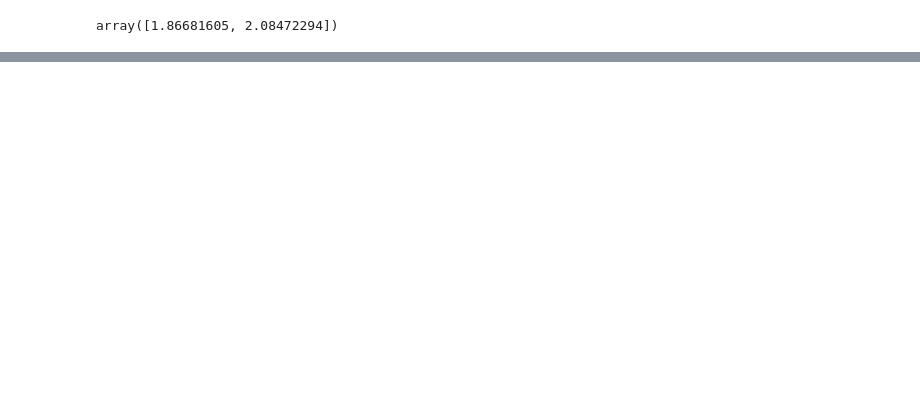
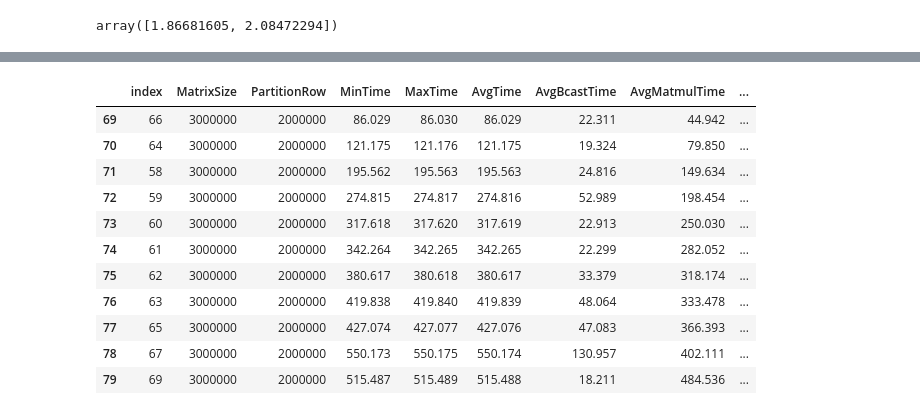
Before and after one commit to marufdsi/matvec-sparse, a Jupyter notebook: SpMV_Plots.ipynb, the cells around one changed output, grey strips where cells are left out. Drawn from its saved outputs; the diff is of its cells as text; code cells hidden in the pictures; blank space fills up the shorter version.

Commit message:
SpMV Model updated

```diff
--- a/SpMV_Plots.ipynb
+++ b/SpMV_Plots.ipynb
@@ -288,0 +399,68 @@ array([1.86681605, 2.08472294])
+# %%
+matrixRow = [122880, 500000, 1000000, 2000000]
+matRow = matrixRow[3]
+pdf = matplotlib.backends.backend_pdf.PdfPages("Stacked_bar_of_SpMV_Broadcast_Matmul_and_Reduce_on_" + str(matRow) + ".pdf")
+data = pd.read_csv('CSR_SpMV_Model_of_Random_BrCast_Reduce.csv')
+data = data.sort_values(by=['PartitionRow', 'NonZeroPerBlock'])
+data = data.reset_index()
+data_122880 = data[data['PartitionRow'] == matRow]
+
+N = len(data_122880['AvgBcastTime'])
+bcast_time = data_122880['AvgBcastTime'].tolist()
+matmul_time = data_122880['AvgMatmulTime'].tolist()
+reduce_time = data_122880['AvgReduceTime'].tolist()
+ind = np.arange(N)    # the x locations for the groups
+width = 0.35       # the width of the bars: can also be len(x) sequence
+
+bcast_std = np.subtract(bcast_time, np.mean(bcast_time))
+matmul_std = np.subtract(matmul_time, np.mean(matmul_time))
+reduce_std = np.subtract(reduce_time, np.mean(reduce_time))
+
+plt.figure(figsize=(7,6))
+f = plt.figure()
+p1 = plt.bar(ind, bcast_time, width, yerr=bcast_std)
+p2 = plt.bar(ind, matmul_time, width, bottom=bcast_time, color='darkorange')
+p3 = plt.bar(ind, reduce_time, width, bottom=list(map(sum, zip(matmul_time, bcast_time))), color='forestgreen', yerr=reduce_std)
+
+plt.xlabel('Nonzero Elements per Rank')
+plt.ylabel('Time in MS')
+plt.title('Execution time of SpMV on synthetic data of ' + str(matRow) + ' rows per rank')
+plt.xticks(ind, data_122880['NonZeroPerBlock'].tolist(), rotation='vertical', fontsize=9)
+plt.legend((p1[0], p2[0], p3[0]), ('Broadcast', 'Matmul', 'Reduce'))
+plt.show()
+pdf.savefig(f, bbox_inches = 'tight')
+
+f = plt.figure()
+p1 = plt.bar(ind, bcast_time, width, yerr=bcast_std)
+plt.xlabel('Nonzero Elements per Rank')
+plt.ylabel('Time in MS')
+plt.title('Broadcast Execution time of SpMV on synthetic data of ' + str(matRow) + ' rows per rank')
+plt.xticks(ind, data_122880['NonZeroPerBlock'].tolist(), rotation='vertical')
+plt.legend("Broadcast")
+plt.show()
+pdf.savefig(f, bbox_inches = 'tight')
+
+f = plt.figure()
+p2 = plt.bar(ind, matmul_time, width, color='darkorange')
+plt.xlabel('Nonzero Elements per Rank')
+plt.ylabel('Time in MS')
+plt.title('Matmul Execution time of SpMV on synthetic data of ' + str(matRow) + ' rows per rank')
+plt.xticks(ind, data_122880['NonZeroPerBlock'].tolist(), rotation='vertical')
+plt.legend("Matmul")
+plt.show()
+pdf.savefig(f, bbox_inches = 'tight')
+
+f = plt.figure()
+p3 = plt.bar(ind, reduce_time, width, color='forestgreen', yerr=reduce_std)
+plt.xlabel('Nonzero Elements per Rank')
+plt.ylabel('Time in MS')
+plt.title('Reduce Execution time of SpMV on synthetic data of ' + str(matRow) + ' rows per rank')
+plt.xticks(ind, data_122880['NonZeroPerBlock'].tolist(), rotation='vertical')
+plt.legend("Reduce")
+plt.show()
+pdf.savefig(f, bbox_inches = 'tight')
+
+pdf.close()
+
+data_122880
+# %% [output]
@@ -288,0 +472,12 @@ array([1.86681605, 2.08472294])
+|  | index | MatrixSize | PartitionRow | MinTime | MaxTime | AvgTime | AvgBcastTime | AvgMatmulTime | ... |
+| 69 | 66 | 3000000 | 2000000 | 86.029 | 86.030 | 86.029 | 22.311 | 44.942 | ... |
+| 70 | 64 | 3000000 | 2000000 | 121.175 | 121.176 | 121.175 | 19.324 | 79.850 | ... |
+| 71 | 58 | 3000000 | 2000000 | 195.562 | 195.563 | 195.563 | 24.816 | 149.634 | ... |
+| 72 | 59 | 3000000 | 2000000 | 274.815 | 274.817 | 274.816 | 52.989 | 198.454 | ... |
+| 73 | 60 | 3000000 | 2000000 | 317.618 | 317.620 | 317.619 | 22.913 | 250.030 | ... |
+| 74 | 61 | 3000000 | 2000000 | 342.264 | 342.265 | 342.265 | 22.299 | 282.052 | ... |
+| 75 | 62 | 3000000 | 2000000 | 380.617 | 380.618 | 380.617 | 33.379 | 318.174 | ... |
+| 76 | 63 | 3000000 | 2000000 | 419.838 | 419.840 | 419.839 | 48.064 | 333.478 | ... |
+| 77 | 65 | 3000000 | 2000000 | 427.074 | 427.077 | 427.076 | 47.083 | 366.393 | ... |
+| 78 | 67 | 3000000 | 2000000 | 550.173 | 550.175 | 550.174 | 130.957 | 402.111 | ... |
+| 79 | 69 | 3000000 | 2000000 | 515.487 | 515.489 | 515.488 | 18.211 | 484.536 | ... |
```
Also changed, not shown: parts of 11 cells of this notebook, 2 other files.
